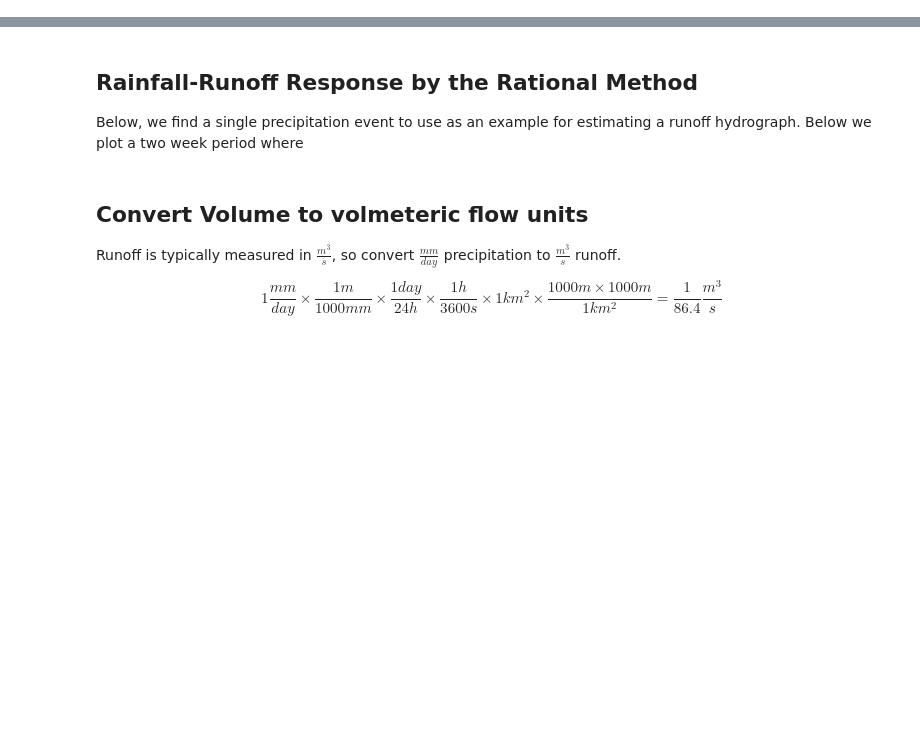
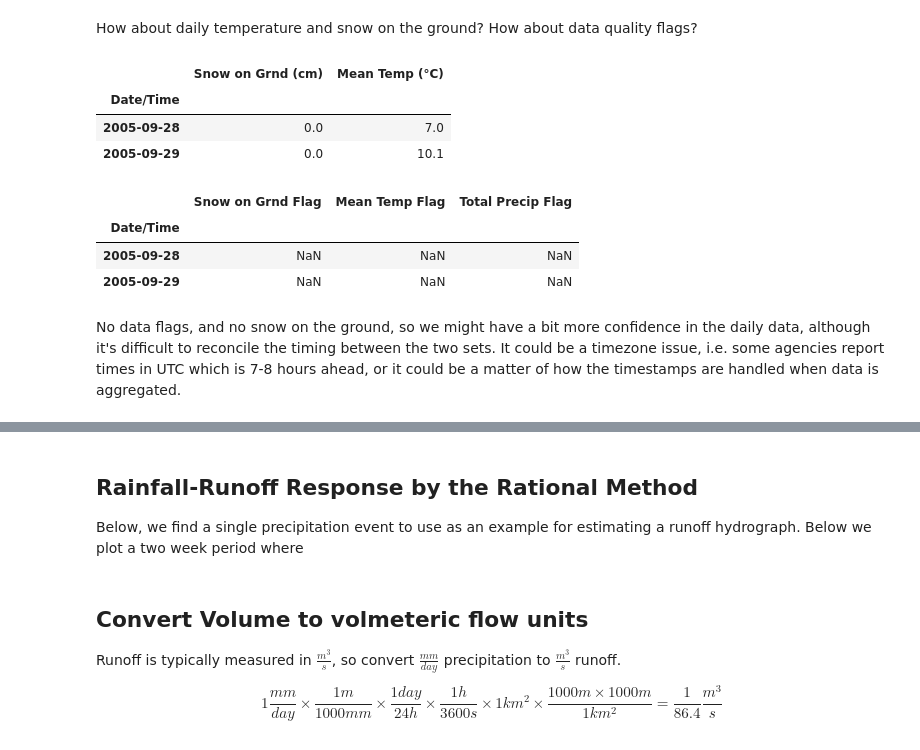
Before and after one commit to dankovacek/Engineering_Hydrology_Notebooks, a Jupyter notebook: content/notebooks/Notebook_4/Notebook_4.ipynb, the cells around one changed output, grey strips where cells are left out. Saved outputs shown, nothing was run; the diff lists cells and outputs as text; code cells hidden in the pictures; blank space fills up the shorter version.

```diff
--- a/content/notebooks/Notebook_4/Notebook_4.ipynb
+++ b/content/notebooks/Notebook_4/Notebook_4.ipynb
@@ -37,3 +143,23 @@ Loading BokehJS ...
+# %% [markdown]
+How about daily temperature and snow on the ground?  How about data quality flags?
+# %%
+climate_check = daily_df['2005-09-28':'2005-09-29'][['Snow on Grnd (cm)', 'Mean Temp (°C)']].copy()
+climate_check
+# %% [output]
+|  | Snow on Grnd (cm) | Mean Temp (°C) |
+| Date/Time |  |  |
+| 2005-09-28 | 0.0 | 7.0 |
+| 2005-09-29 | 0.0 | 10.1 |
+# %%
+flag_check = daily_df['2005-09-28':'2005-09-29'][['Snow on Grnd Flag', 'Mean Temp Flag', 'Total Precip Flag']].copy()
+flag_check
+# %% [output]
+|  | Snow on Grnd Flag | Mean Temp Flag | Total Precip Flag |
+| Date/Time |  |  |  |
+| 2005-09-28 | NaN | NaN | NaN |
+| 2005-09-29 | NaN | NaN | NaN |
+# %% [markdown]
+No data flags, and no snow on the ground, so we might have a bit more confidence in the daily data, although it's difficult to reconcile the timing between the two sets.  It could be a timezone issue, i.e. some agencies report times in UTC which is 7-8 hours ahead, or it could be a matter of how the timestamps are handled when data is aggregated.
 # %% [markdown]
 ### Problem Setup
 
```
Also changed, not shown: parts of 113 cells of this notebook, 52 other files.
